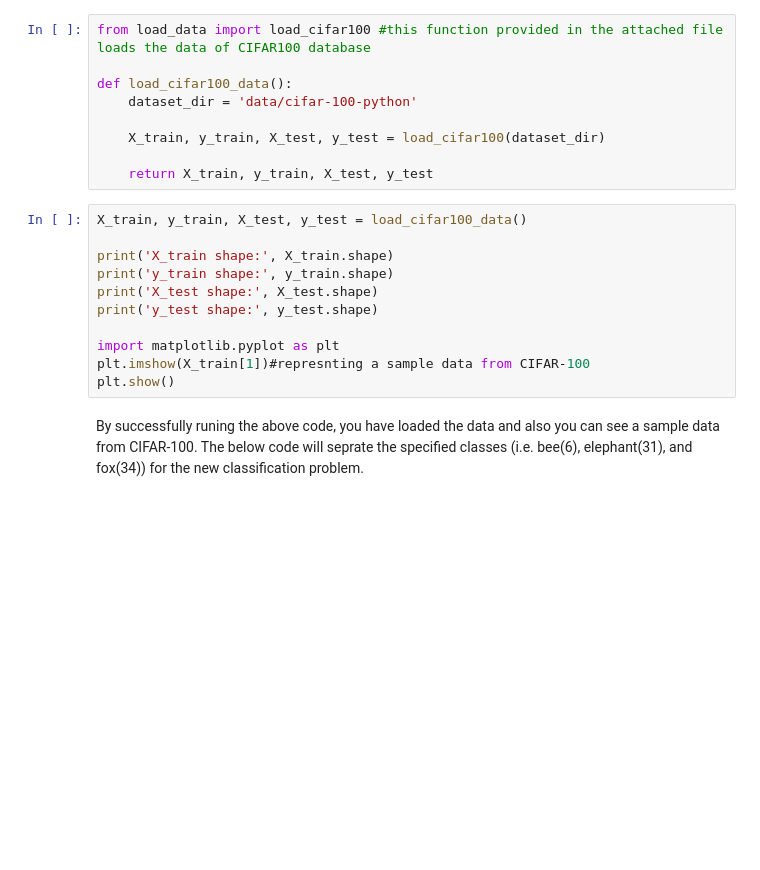
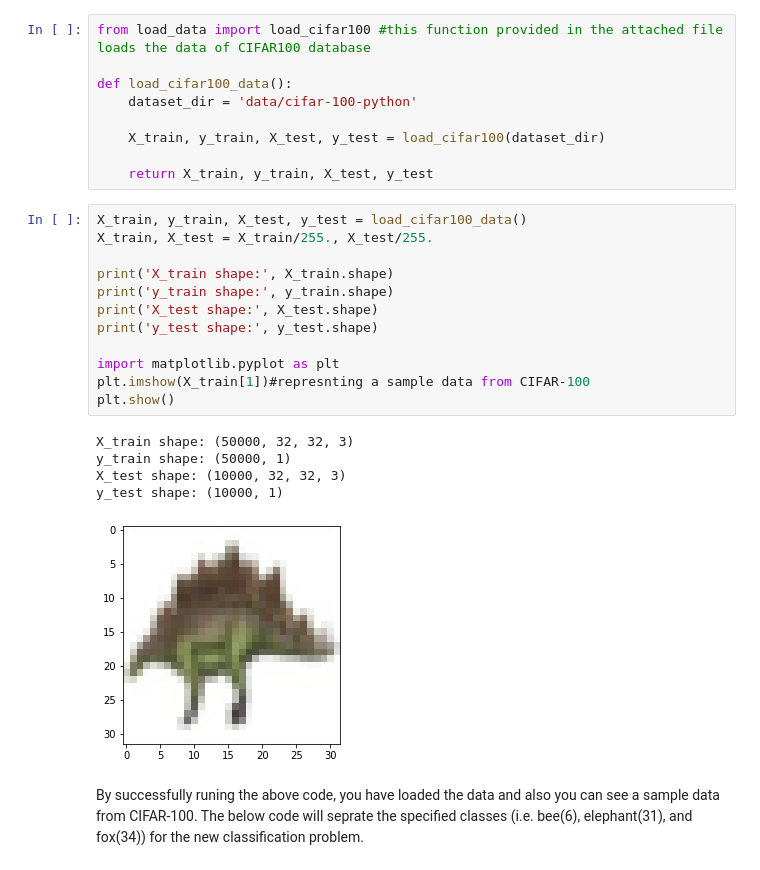
Before and after one commit to MohammadRaziei/Deep-Learning-Cource, a Jupyter notebook: HW03/Q4/CNN on CIFAR/CNN_on_CIFAR.ipynb, the cells around one changed output. Cells and saved outputs as stored; diff of their text form; blank space fills up the shorter version.

```diff
--- a/HW03/Q4/CNN on CIFAR/CNN_on_CIFAR.ipynb
+++ b/HW03/Q4/CNN on CIFAR/CNN_on_CIFAR.ipynb
@@ -388,15 +407,22 @@ def load_cifar100_data():
     return X_train, y_train, X_test, y_test
 # %%
 X_train, y_train, X_test, y_test = load_cifar100_data()
+X_train, X_test = X_train/255., X_test/255.
 
 print('X_train shape:', X_train.shape)
 print('y_train shape:', y_train.shape)
 print('X_test shape:', X_test.shape)
 print('y_test shape:', y_test.shape)
 
 import matplotlib.pyplot as plt
 plt.imshow(X_train[1])#represnting a sample data from CIFAR-100
 plt.show()
+# %% [output]
+X_train shape: (50000, 32, 32, 3)
+y_train shape: (50000, 1)
+X_test shape: (10000, 32, 32, 3)
+y_test shape: (10000, 1)
+[figure, added]
 # %% [markdown]
 By successfully runing the above code, you have loaded the data and also you can see a sample data from CIFAR-100. The below code will seprate the specified classes (i.e. bee(6), elephant(31), and fox(34)) for the new classification problem.
 # %%
```
Also changed, not shown: parts of 14 cells of this notebook.
